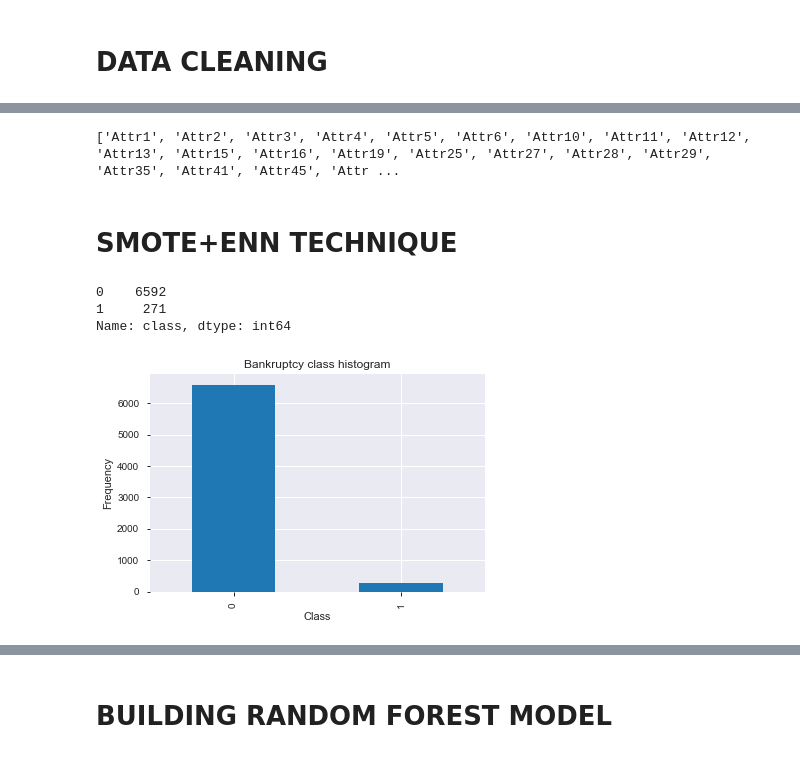
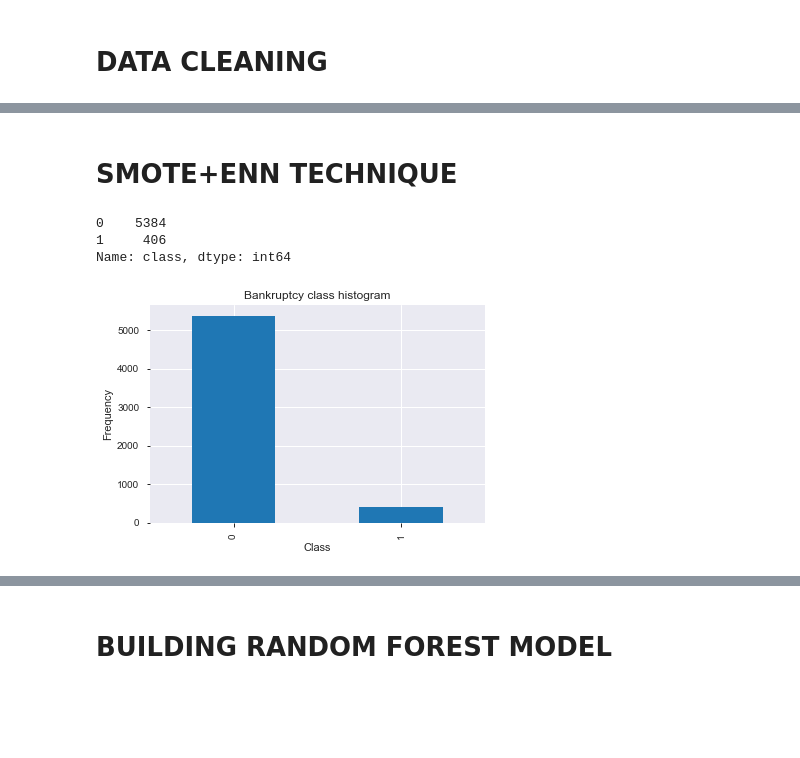
Before and after one commit to shantanudeshpande94/bankruptcy-prediction, a Jupyter notebook: RF&KNN&NN.ipynb, the cells around one changed output, grey strips where cells are left out. Drawn from its saved outputs; the diff is of its cells as text; code cells hidden in the pictures; blank space fills up the shorter version.

```diff
--- a/RF&KNN&NN.ipynb
+++ b/RF&KNN&NN.ipynb
@@ -117,4 +136,4 @@ Length: 65, dtype: float64
 # %%
 # dropping duplicate values
 
-df1.drop_duplicates(keep=False,inplace=True)
+bankruptcy_df.drop_duplicates(keep=False,inplace=True)
@@ -120,0 +144,8 @@ df1.drop_duplicates(keep=False,inplace=True)
+# %%
+#imputing missing values by mean
+
+bankruptcy_df.fillna(bankruptcy_df.mean(), inplace=True)
+
+#number of missing values
+
+bankruptcy_df.isna().sum()
@@ -121,15 +165,6 @@ df1.drop_duplicates(keep=False,inplace=True)
 # %%
-#delete because of large number of missing values
-
-del df1['Attr21']
-del df1['Attr37']
-
 #delete because of high correlation
 
-df1 = df1.drop(['Attr14','Attr17','Attr18','Attr20','Attr22','Attr23','Attr24','Attr26',
-        'Attr30','Attr31','Attr34','Attr38','Attr39','Attr40','Attr42','Attr43','Attr44','Attr46','Attr48',
-        'Attr51','Attr52','Attr54','Attr56','Attr58','Attr61','Attr62','Attr63','Attr64','Attr7','Attr8','Attr9'], axis = 1)
+bankruptcy_df = bankruptcy_df.drop(['Attr11','Attr16','Attr18','Attr22','Attr23','Attr26','Attr31','Attr33',
+        'Attr34','Attr35','Attr38','Attr4','Attr40','Attr44','Attr46','Attr48','Attr49','Attr50','Attr54',
+        'Attr56','Attr60','Attr62','Attr63','Attr64','Attr7','Attr8'], axis = 1)
-# %%
-#imputing missing values by mean
-
-df1.fillna(df1.mean(), inplace=True)
@@ -244,13 +264,3 @@ X_filtered = pd.DataFrame(data=X_filtered,
-# %%
-#create a list of the feature names if we would like to use them at a later stage.
-
-final_features = list()
-indexes = np.where(boruta_feature_selector.support_ == True)
-for x in np.nditer(indexes):
-    final_features.append(feat_labels[x])
-print(final_features)
-# %% [output]
-['Attr1', 'Attr2', 'Attr3', 'Attr4', 'Attr5', 'Attr6', 'Attr10', 'Attr11', 'Attr12', 'Attr13', 'Attr15', 'Attr16', 'Attr19', 'Attr25', 'Attr27', 'Attr28', 'Attr29', 'Attr35', 'Attr41', 'Attr45', 'Attr ...
 # %% [markdown]
 # SMOTE+ENN TECHNIQUE
 # %%
@@ -259,16 +269,16 @@ X_train, X_test, y_train, y_test = train_test_split(X_filtered, y, test_size=0.2
 # %%
 import matplotlib.pyplot as plt
 
-pd.value_counts(df1['class']).plot.bar()
+pd.value_counts(bankruptcy_df['class']).plot.bar()
 plt.title('Bankruptcy class histogram')
 plt.xlabel('Class')
 plt.ylabel('Frequency')
 df1['class'].value_counts()
 # %% [output]
-0    6592
-1     271
+0    5384
+1     406
 Name: class, dtype: int64
-[figure, old version]
+[figure, new version]
 # %%
 #SMOTE+ENN Technique
 
```
Also changed, not shown: parts of 22 cells of this notebook, 4 other files.
